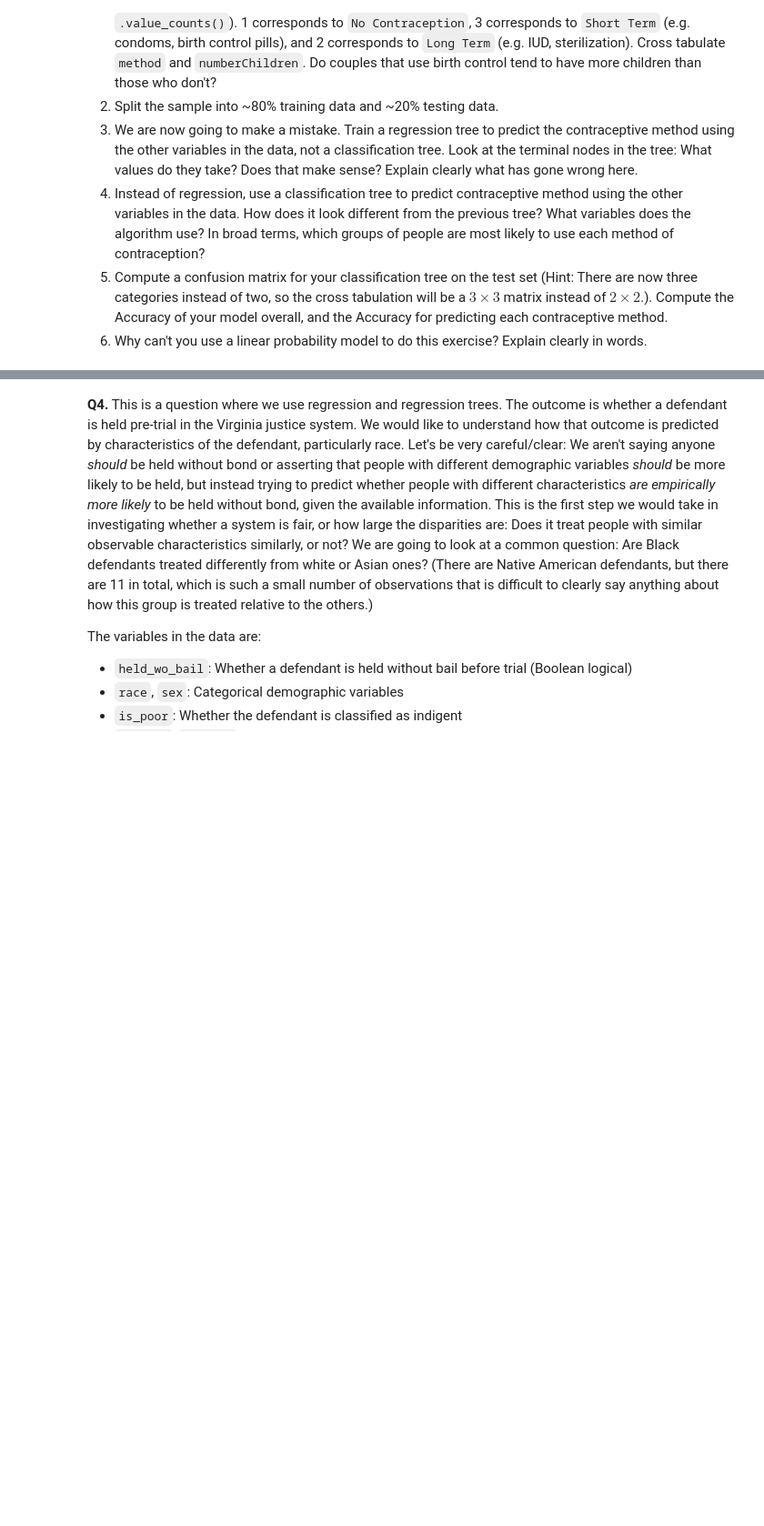
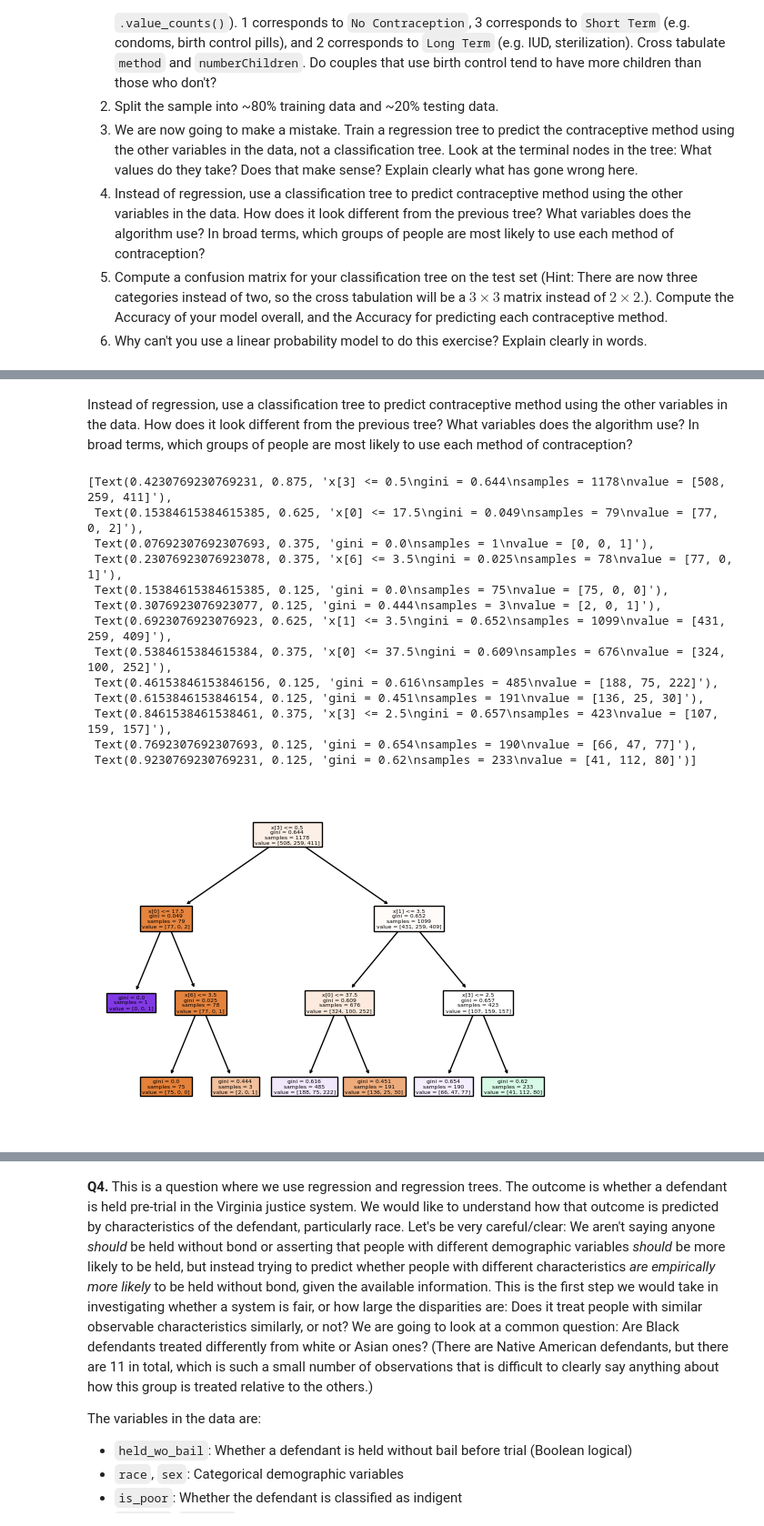
Before and after one commit to ShivamPatel26684/assignment4, a Jupyter notebook: assignment4.ipynb, the cells around one changed output, grey strips where cells are left out. Shown at 91% size. Cells and saved outputs as stored; diff of their text form; code cells hidden in the pictures; blank space fills up the shorter version.

```diff
--- a/assignment4.ipynb
+++ b/assignment4.ipynb
@@ -409,0 +461,23 @@ The linear model using both categorical and numeric variables with no expansion
+# %% [markdown]
+Instead of regression, use a classification tree to predict contraceptive method using the other variables in the data. How does it look different from the previous tree? What variables does the algorithm use? In broad terms, which groups of people are most likely to use each method of contraception?
+# %%
+#3.4
+model = tree.DecisionTreeClassifier(max_depth=3)
+cart = model.fit(X_train, y_train)
+predicted = cart.predict(X_test)
+tree.plot_tree(cart,filled=True)
+# %% [output]
+[Text(0.4230769230769231, 0.875, 'x[3] <= 0.5\ngini = 0.644\nsamples = 1178\nvalue = [508, 259, 411]'),
+ Text(0.15384615384615385, 0.625, 'x[0] <= 17.5\ngini = 0.049\nsamples = 79\nvalue = [77, 0, 2]'),
+ Text(0.07692307692307693, 0.375, 'gini = 0.0\nsamples = 1\nvalue = [0, 0, 1]'),
+ Text(0.23076923076923078, 0.375, 'x[6] <= 3.5\ngini = 0.025\nsamples = 78\nvalue = [77, 0, 1]'),
+ Text(0.15384615384615385, 0.125, 'gini = 0.0\nsamples = 75\nvalue = [75, 0, 0]'),
+ Text(0.3076923076923077, 0.125, 'gini = 0.444\nsamples = 3\nvalue = [2, 0, 1]'),
+ Text(0.6923076923076923, 0.625, 'x[1] <= 3.5\ngini = 0.652\nsamples = 1099\nvalue = [431, 259, 409]'),
+ Text(0.5384615384615384, 0.375, 'x[0] <= 37.5\ngini = 0.609\nsamples = 676\nvalue = [324, 100, 252]'),
+ Text(0.46153846153846156, 0.125, 'gini = 0.616\nsamples = 485\nvalue = [188, 75, 222]'),
+ Text(0.6153846153846154, 0.125, 'gini = 0.451\nsamples = 191\nvalue = [136, 25, 30]'),
+ Text(0.8461538461538461, 0.375, 'x[3] <= 2.5\ngini = 0.657\nsamples = 423\nvalue = [107, 159, 157]'),
+ Text(0.7692307692307693, 0.125, 'gini = 0.654\nsamples = 190\nvalue = [66, 47, 77]'),
+ Text(0.9230769230769231, 0.125, 'gini = 0.62\nsamples = 233\nvalue = [41, 112, 80]')]
+[figure, added]
```
Also changed, not shown: parts of 11 cells of this notebook.
